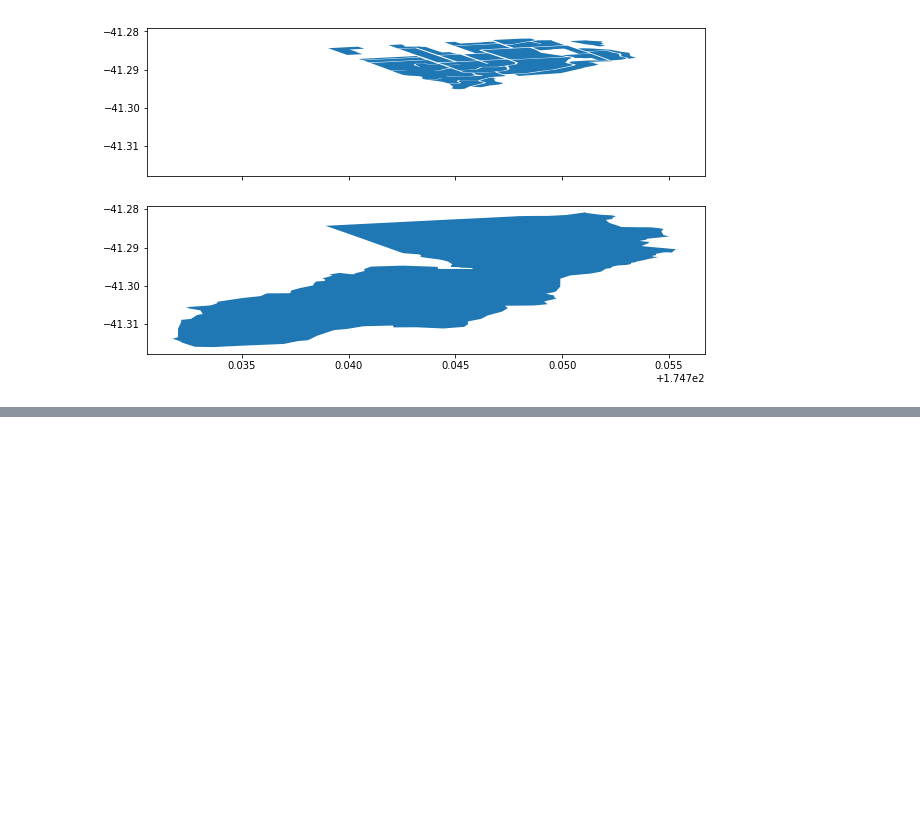
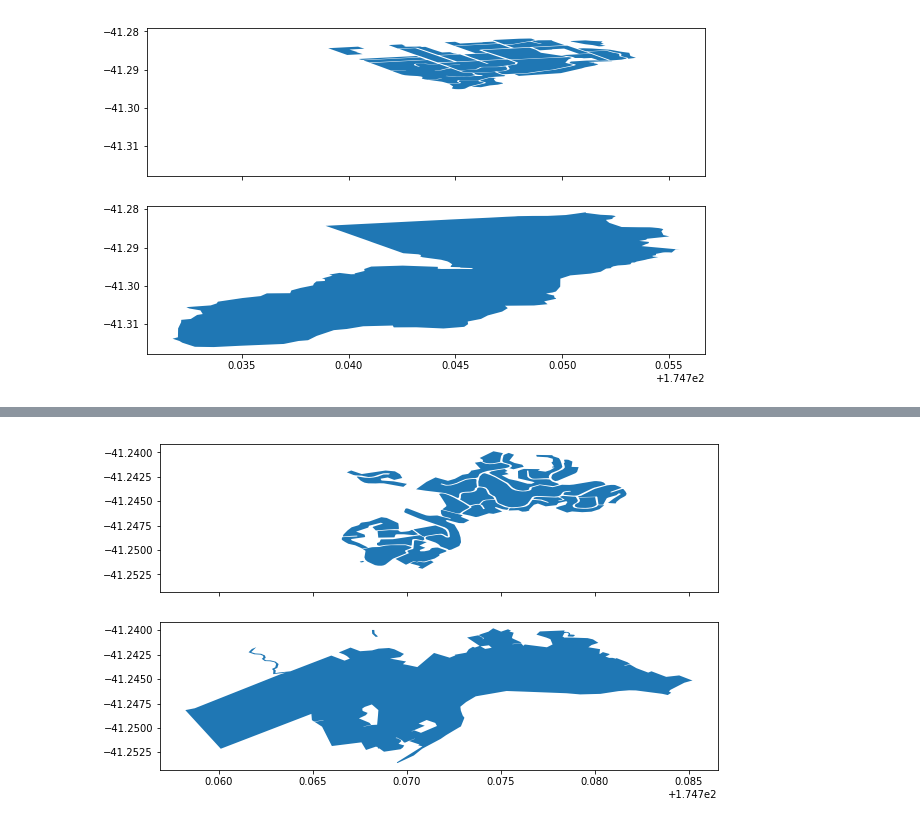
Before and after one commit to shriv/spatial-plays, a Jupyter notebook: Exploring OSM Ways.ipynb, the cells around one changed output, grey strips where cells are left out. Saved outputs shown, nothing was run; the diff lists cells and outputs as text; code cells hidden in the pictures; blank space fills up the shorter version.

```diff
--- a/Exploring OSM Ways.ipynb
+++ b/Exploring OSM Ways.ipynb
@@ -219,0 +235,4 @@ residential_area.head()
+# %%
+dp.plot_unit_residential(residential_wgtn, urban_wlg_area_units, 'Awarua')
+# %% [output]
+[figure, added]
```
Also changed, not shown: parts of 11 cells of this notebook.
